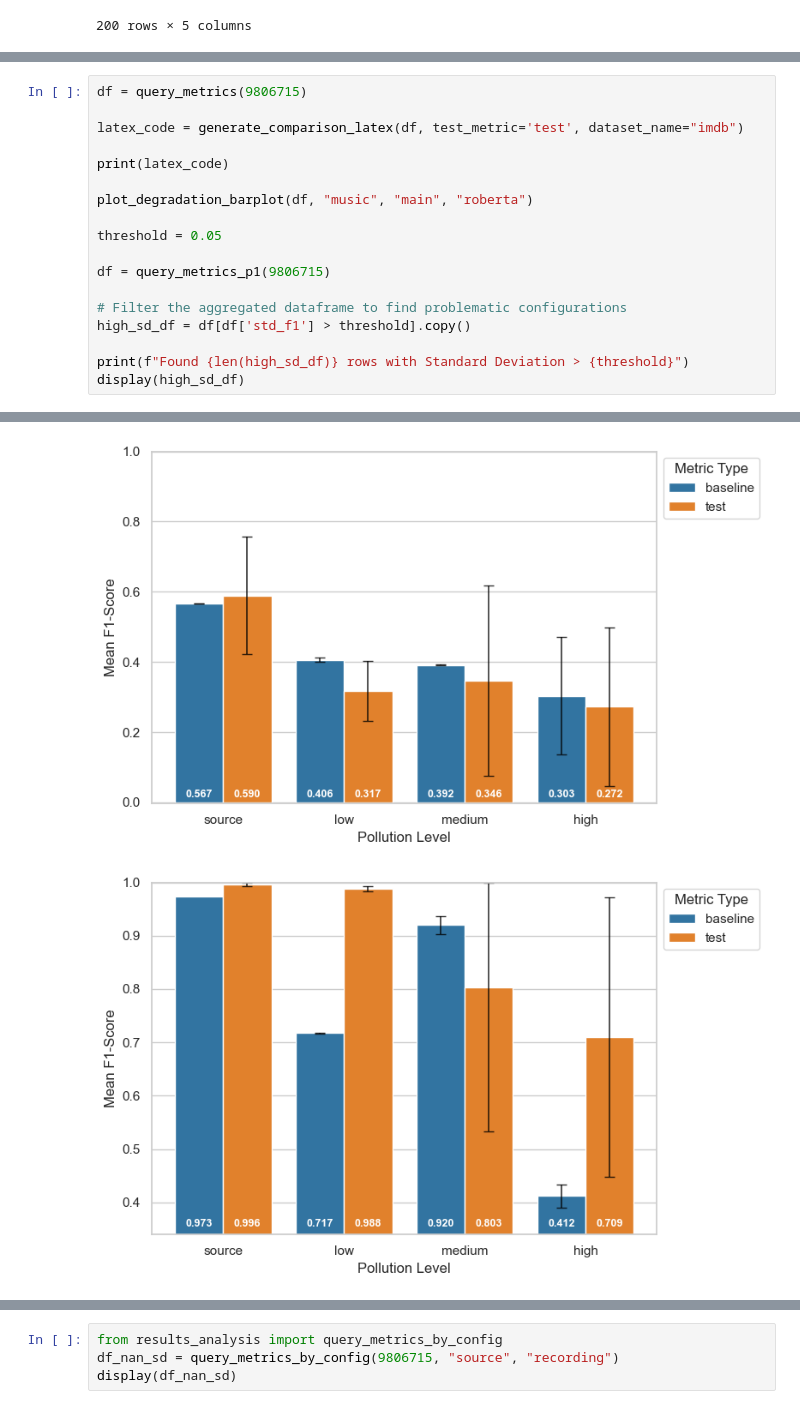
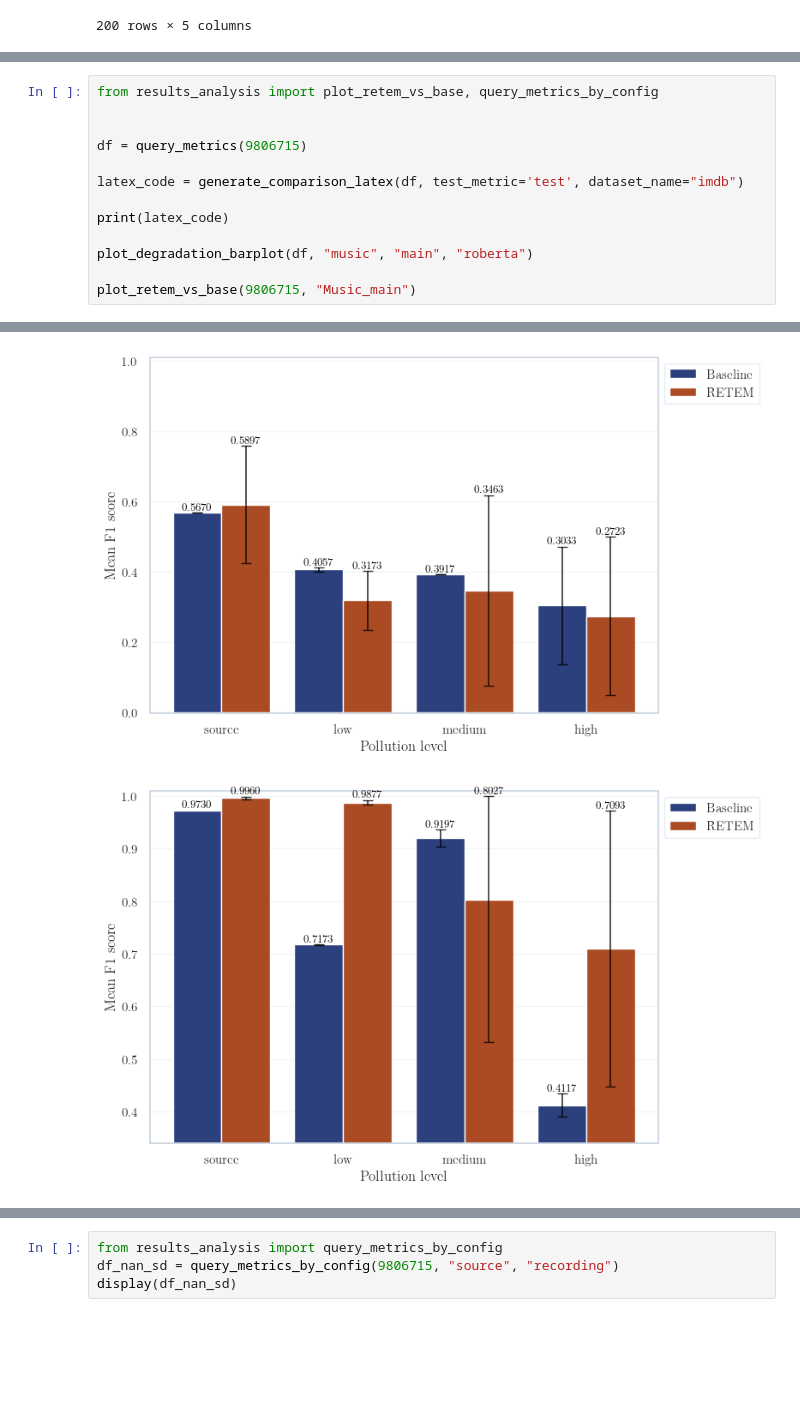
Before and after one commit to oskar-ong/deepcem, a Jupyter notebook: notebooks/results_music.ipynb, the cells around one changed output, grey strips where cells are left out. Cells and saved outputs as stored; diff of their text form; blank space fills up the shorter version.

```diff
--- a/notebooks/results_music.ipynb
+++ b/notebooks/results_music.ipynb
@@ -221,4 +124,7 @@ threshold for val f1: 0.9920
 # %%
+from results_analysis import plot_retem_vs_base, query_metrics_by_config
+
+
 df = query_metrics(9806715)
 
 latex_code = generate_comparison_latex(df, test_metric='test', dataset_name="imdb")
@@ -227,15 +133,7 @@ print(latex_code)
 
 plot_degradation_barplot(df, "music", "main", "roberta")
 
-threshold = 0.05
-
-df = query_metrics_p1(9806715)
-
-# Filter the aggregated dataframe to find problematic configurations
-high_sd_df = df[df['std_f1'] > threshold].copy()
-
-print(f"Found {len(high_sd_df)} rows with Standard Deviation > {threshold}")
-display(high_sd_df)
+plot_retem_vs_base(9806715, "Music_main")
 # %% [output]
 \begin{table}[h]
 \centering
@@ -265,2 +163,2 @@ track & high & & 0.4117 & 0.0219 & & \textbf{0.7093} & 0.2623 \\
-[figure, old version]
+[figure, new version]
-[figure, old version]
+[figure, new version]
```
Also changed, not shown: parts of 12 cells of this notebook, 4 other files.
